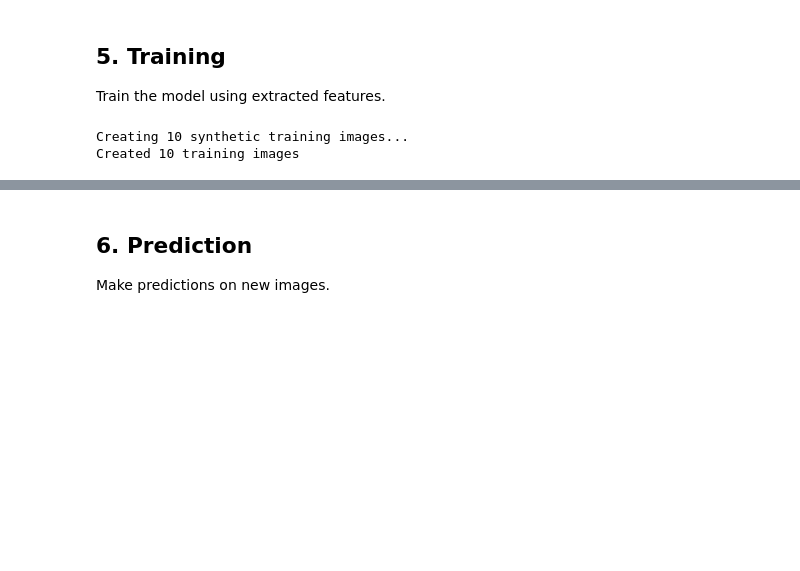
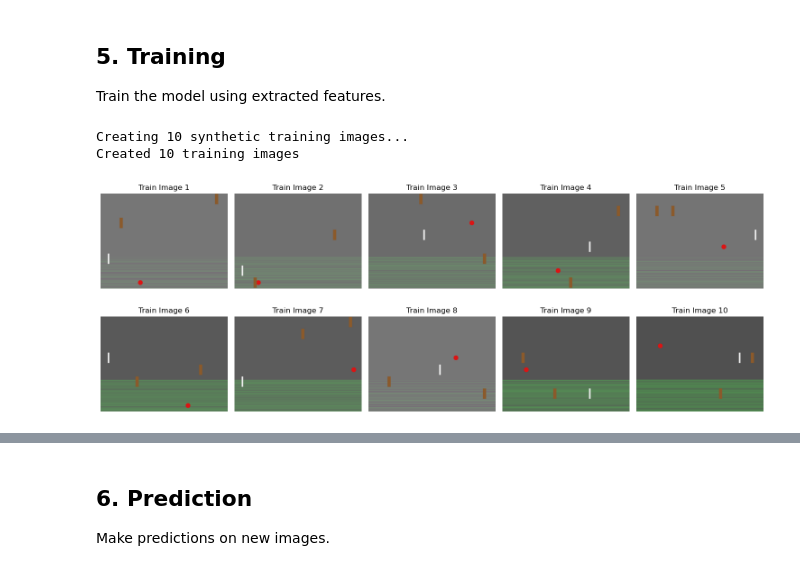
Before and after one commit to mepravintp/PG-IITB, a Jupyter notebook: cricket_object_detection/cricket_detection_demo.ipynb, the cells around one changed output, grey strips where cells are left out. Saved outputs shown, nothing was run; the diff lists cells and outputs as text; code cells hidden in the pictures; blank space fills up the shorter version.

```diff
--- a/cricket_object_detection/cricket_detection_demo.ipynb
+++ b/cricket_object_detection/cricket_detection_demo.ipynb
@@ -272,33 +283,43 @@ for i in range(n_train_images):
     # Add random ball
     ball_cell = np.random.randint(1, 65)
     labels[ball_cell-1] = 1
     x1, y1, x2, y2 = get_grid_cell_bounds(ball_cell)
     cy, cx = (y1+y2)//2, (x1+x2)//2
     for y in range(max(0,cy-15), min(600,cy+15)):
         for x in range(max(0,cx-15), min(800,cx+15)):
             if (y-cy)**2 + (x-cx)**2 < 15**2:
                 img[y, x] = [220, 20, 20]
 
     # Add random bat cells
     bat_cells = np.random.choice(range(1, 65), size=2, replace=False)
     for cell_idx in bat_cells:
         labels[cell_idx-1] = 2
         x1, y1, x2, y2 = get_grid_cell_bounds(cell_idx)
         img[y1+5:y2-5, x1+20:x1+40] = [139, 90, 43]
 
     # Add random stump
     stump_cell = np.random.randint(1, 65)
     labels[stump_cell-1] = 3
     x1, y1, x2, y2 = get_grid_cell_bounds(stump_cell)
     img[y1+5:y2-5, x1+45:x1+55] = [240, 240, 240]
 
     train_images.append(img)
     train_labels.append(labels)
 
 print(f"Created {len(train_images)} training images")
+
+# Visualize synthetic training images
+fig, axes = plt.subplots(2, 5, figsize=(15, 6))
+for ax, img, idx in zip(axes.flat, train_images, range(len(train_images))):
+    ax.imshow(img)
+    ax.set_title(f'Train Image {idx+1}')
+    ax.axis('off')
+plt.tight_layout()
+plt.show()
 # %% [output]
 Creating 10 synthetic training images...
 Created 10 training images
+[figure, added]
 # %%
 # Prepare features for training
 X, y = prepare_training_data(train_images, train_labels)
```
Also changed, not shown: parts of 5 cells of this notebook, 46 other files.
